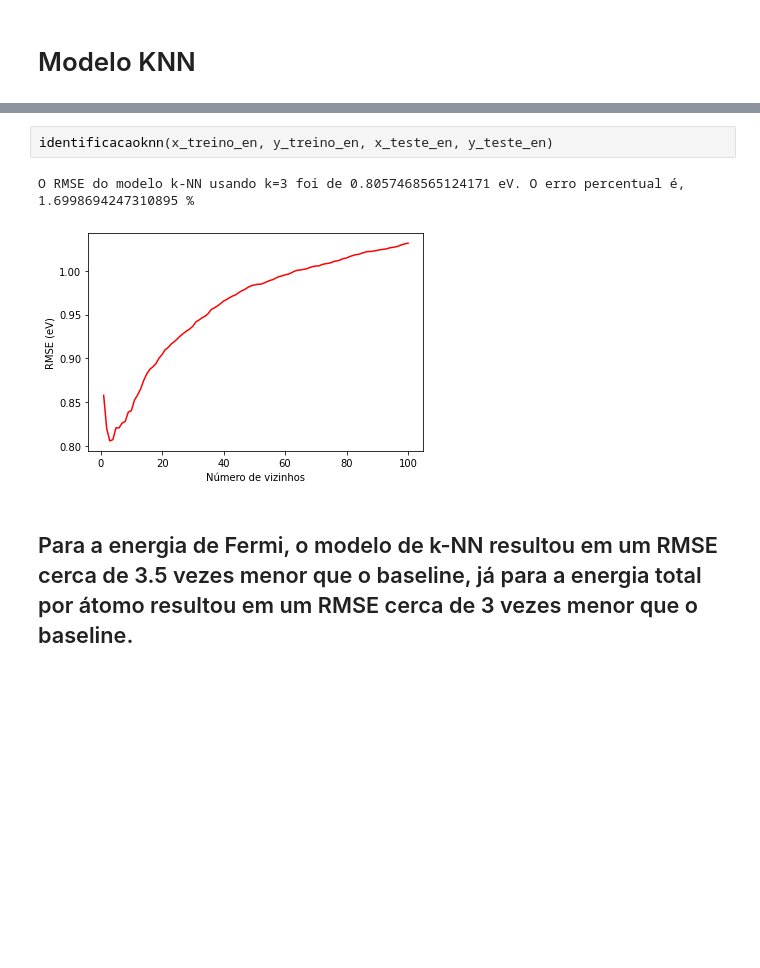
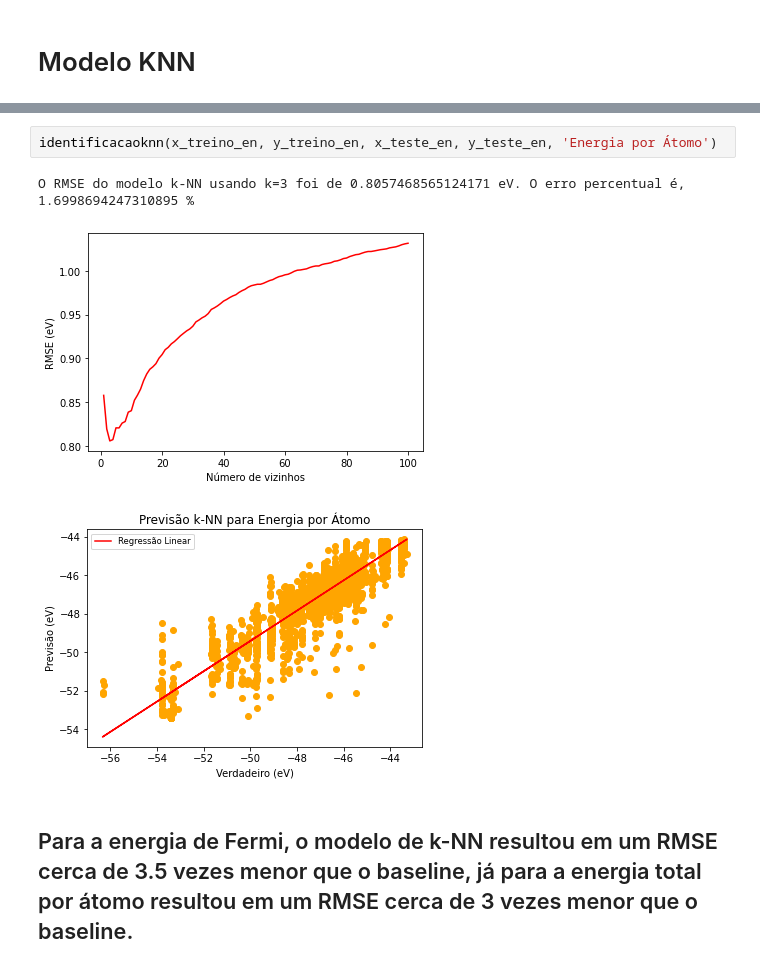
Before and after one commit to Karl-Marcos/ML-2022-DIMP, a Jupyter notebook: bloco_2.ipynb, the cells around one changed output, grey strips where cells are left out. Saved outputs shown, nothing was run; the diff lists cells and outputs as text; blank space fills up the shorter version.

```diff
--- a/bloco_2.ipynb
+++ b/bloco_2.ipynb
@@ -172,8 +202,9 @@ O RMSE do modelo k-NN usando k=25 foi de 0.08594171465090313 eV. O erro percentu
 # %%
-identificacaoknn(x_treino_en, y_treino_en, x_teste_en, y_teste_en)
+identificacaoknn(x_treino_en, y_treino_en, x_teste_en, y_teste_en, 'Energia por Átomo')
 # %% [output]
 O RMSE do modelo k-NN usando k=3 foi de 0.8057468565124171 eV. O erro percentual é, 1.6998694247310895 %
 [figure]
+[figure, added]
 # %% [markdown]
 ## Para a energia de Fermi, o modelo de k-NN resultou em um RMSE cerca de 3.5 vezes menor que o baseline, já para a energia total por átomo resultou em um RMSE cerca de 3 vezes menor que o baseline.
 # %% [markdown]
```
Also changed, not shown: parts of 9 cells of this notebook.
